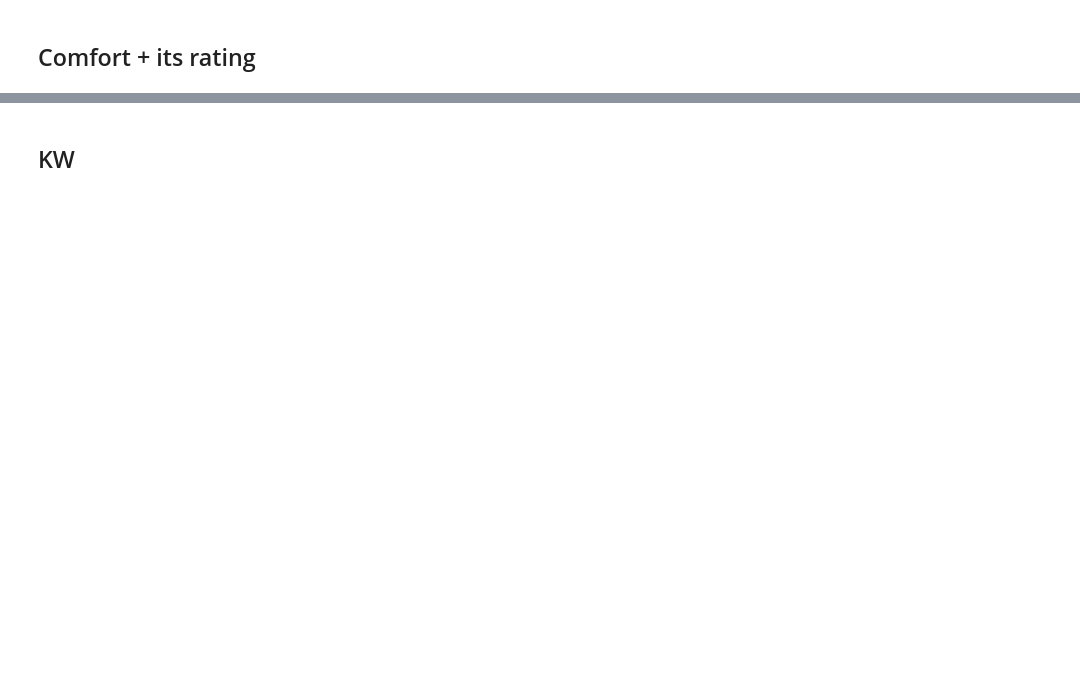
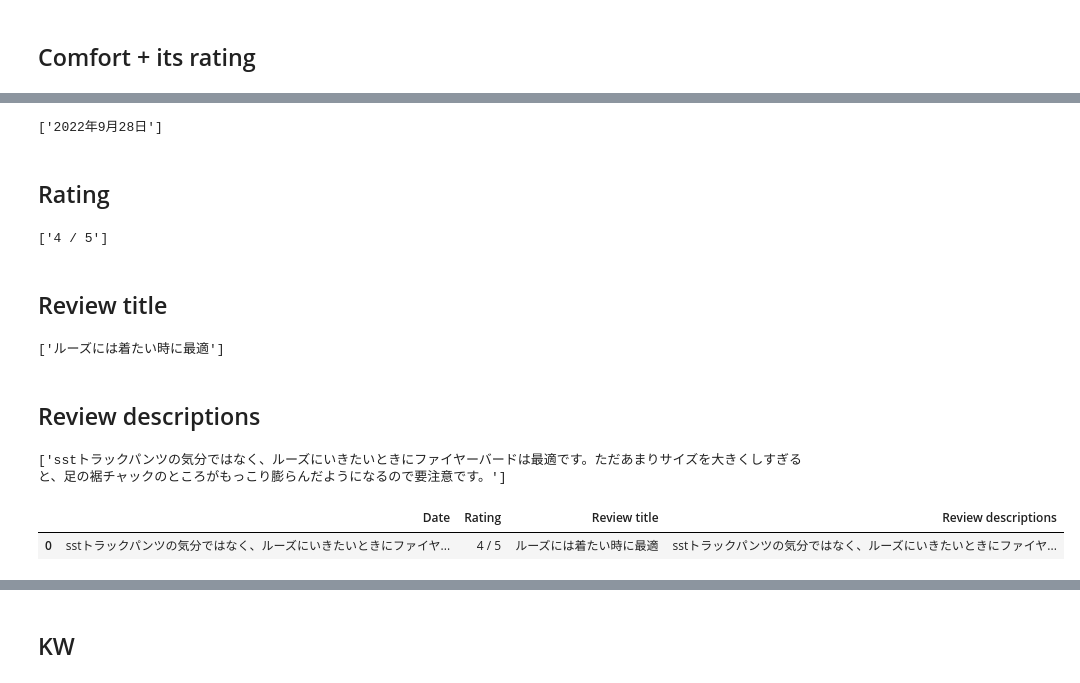
Before and after one commit to partho1999/japanices-addius-website-scrape, a Jupyter notebook: Scraper.ipynb, the cells around one changed output, grey strips where cells are left out. Cells and saved outputs as stored; diff of their text form; code cells hidden in the pictures; blank space fills up the shorter version.

```diff
--- a/Scraper.ipynb
+++ b/Scraper.ipynb
@@ -453,0 +575,3 @@ print(rc_score)
+# %%
+user_review_cnt = soup.find('div', class_='BVRRContentReview BVRRDisplayContentReview BVDIContentNative BVRRContentReviewNative BVContentJaJp BVDI_BAContentVerifiedPurchaser BVRRDisplayContentReviewOdd BVRRDisplayContentReviewFirst BVRROdd BVRRFirst')
+#print(user_review_cnt)
@@ -453,0 +580,47 @@ print(rc_score)
+# %%
+
+user_review_date = user_review_cnt.find("span", {"class": "BVRRValue BVRRReviewDate"})
+r_d_lst=[user_review_date.text]
+
+print(r_d_lst)
+# %% [output]
+['2022年9月28日']
+# %% [markdown]
+## Rating
+# %%
+user_review_rating =user_review_cnt.find('img').get('title')
+r_r_lst=[user_review_rating]
+print(r_r_lst)
+# %% [output]
+['4 / 5']
+# %% [markdown]
+## Review title
+# %%
+user_review_title = user_review_cnt.find("span", {"class": "BVRRValue BVRRReviewTitle"})
+r_t_lst=[user_review_title.text]
+print(r_t_lst)
+# %% [output]
+['ルーズには着たい時に最適']
+# %% [markdown]
+## Review descriptions
+# %%
+user_review_des= user_review_cnt.find("span", {"class": "BVRRReviewText"})
+r_d_lst=[user_review_des.text]
+print(r_d_lst)
+# %% [output]
+['sstトラックパンツの気分ではなく、ルーズにいきたいときにファイヤーバードは最適です。ただあまりサイズを大きくしすぎると、足の裾チャックのところがもっこり膨らんだようになるので要注意です。']
+# %%
+dic={
+    'Date':r_d_lst,
+    'Rating':r_r_lst,
+    'Review title':r_t_lst,
+    'Review descriptions':r_d_lst
+}
+
+df = pd.DataFrame(dic)
+timestr = time.strftime("%Y%m%d-%H%M%S")
+df.to_csv('Verified-Product-Reviewer-Details'+'-'+timestr+'.csv')
+df
+# %% [output]
+|  | Date | Rating | Review title | Review descriptions |
+| 0 | sstトラックパンツの気分ではなく、ルーズにいきたいときにファイヤ... | 4 / 5 | ルーズには着たい時に最適 | sstトラックパンツの気分ではなく、ルーズにいきたいときにファイヤ... |
```
Also changed, not shown: parts of 37 cells of this notebook, 1 other file.
